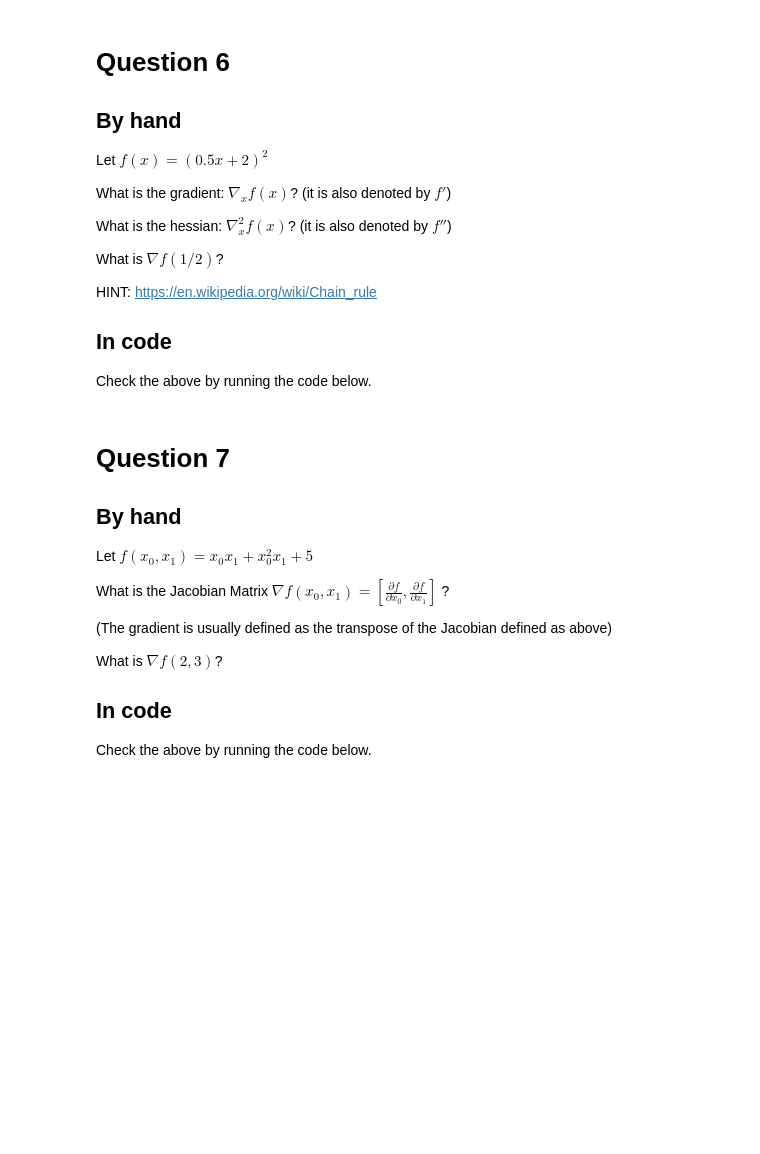
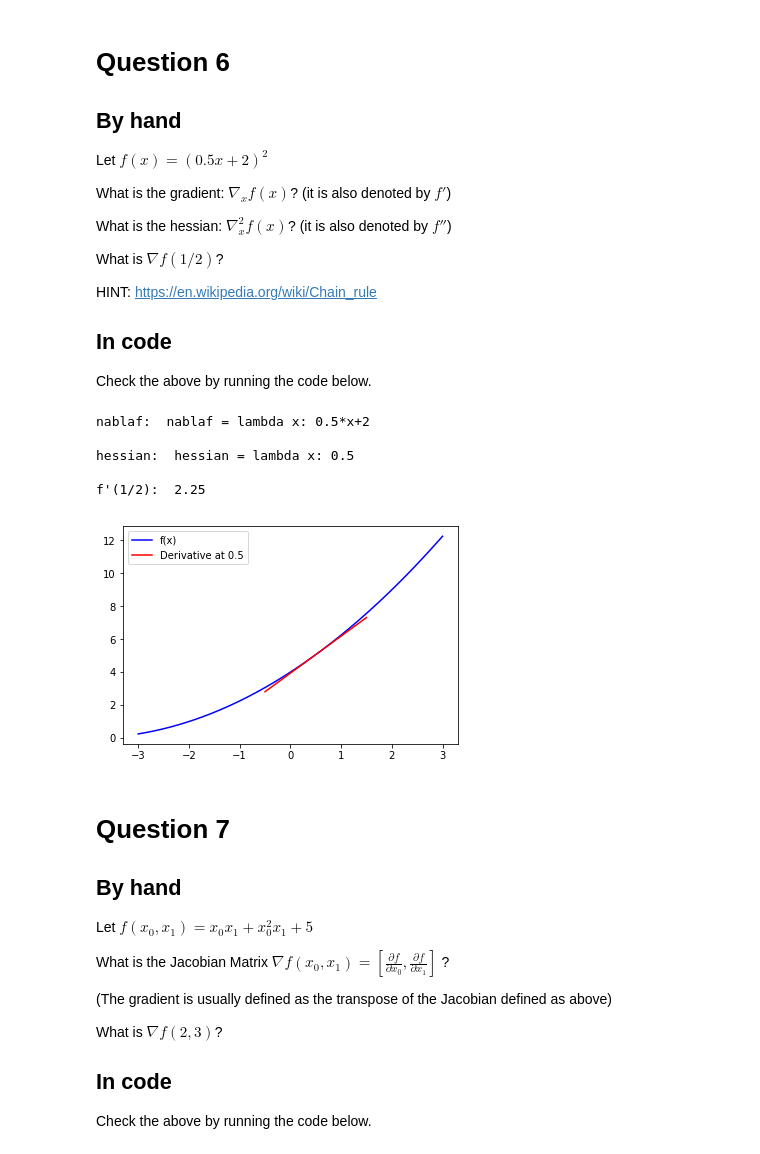
Before and after one commit to tangzeyuan/au_ml18, a Jupyter notebook: week1/theory_mathquiz.ipynb, the cells around one changed output. Cells and saved outputs as stored; diff of their text form; code cells hidden in the pictures; blank space fills up the shorter version.

```diff
--- a/week1/theory_mathquiz.ipynb
+++ b/week1/theory_mathquiz.ipynb
@@ -251,25 +277,34 @@ Check the above by running the code below.
 # %%
 # Write the gradient in the lambda function below (instead of None).
 f = lambda x: (0.5*x+2)**2
 nablaf = lambda x: None
 hessian = lambda x: None
 
 ### YOUR CODE HERE
+nablaf = lambda x: 0.5*x+2
+hessian = lambda x: 0.5
 ### END CODE
 
 import inspect
 print('nablaf: ', inspect.getsource(nablaf))
 print('hessian: ', inspect.getsource(hessian))
 z = 1.0/2.0
 nabla_f_z = nablaf(z)
 print("f'(1/2): ", nabla_f_z)
 xs = np.linspace(-3, 3, 300)
 plt.plot(xs, [f(y) for y in xs], 'b-', label='f(x)')
 tangent_x = [z-1, z+1]
 tangent_y = [f(z) - nabla_f_z, f(z) + nabla_f_z]
 plt.plot(tangent_x, tangent_y, 'r-', label='Derivative at {0}'.format(z))
 plt.legend()
 plt.show()
+# %% [output]
+nablaf:  nablaf = lambda x: 0.5*x+2
+
+hessian:  hessian = lambda x: 0.5
+
+f'(1/2):  2.25
+[figure, added]
 # %% [markdown]
 # Question 7
 ## By hand
```
Also changed, not shown: parts of 5 cells of this notebook, 39 other files.
